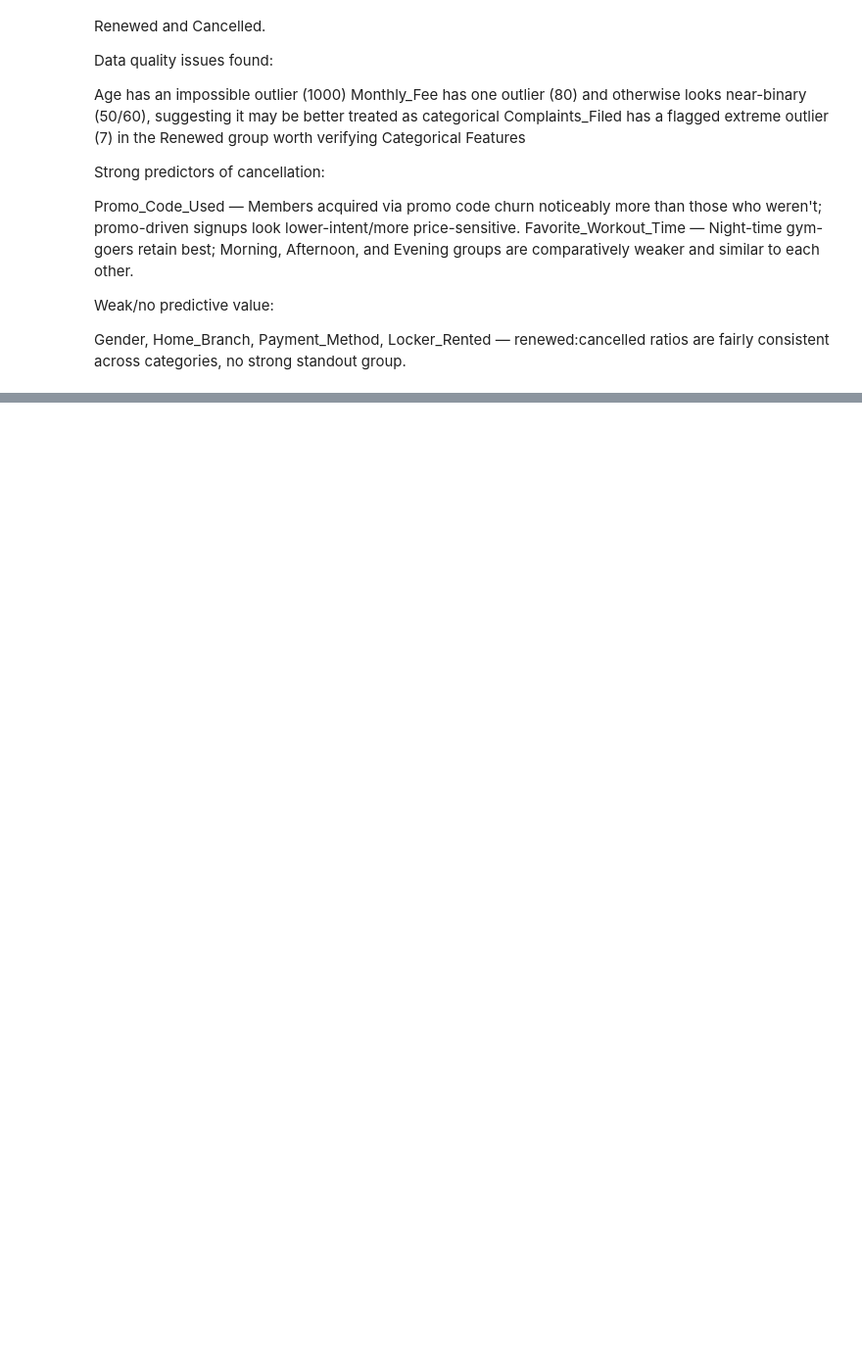
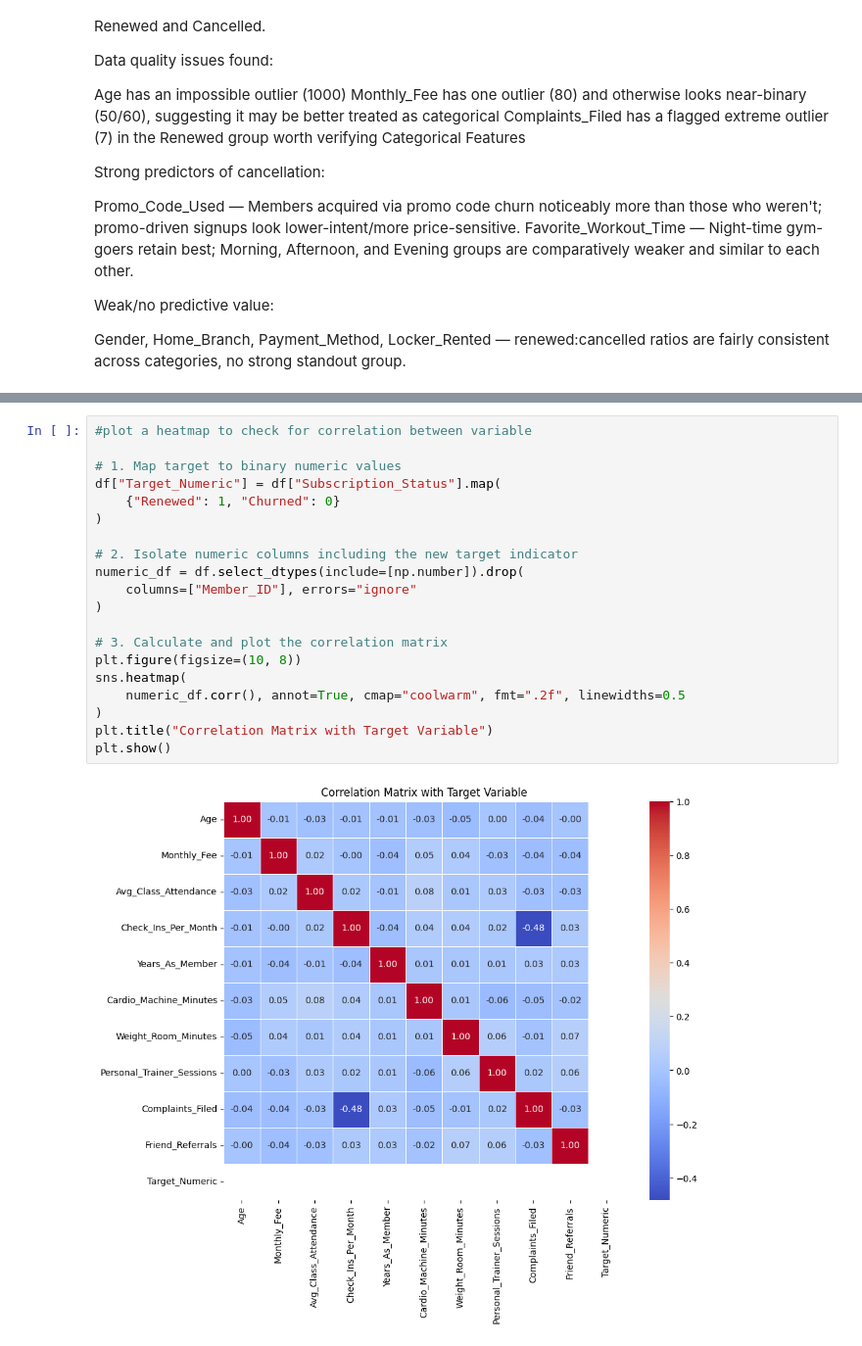
Before and after one commit to Tietaar/Gym-Churn-Project, a Jupyter notebook: notebook.ipynb, the cells around one changed output, grey strips where cells are left out. Shown at 98% size. Drawn from its saved outputs; the diff is of its cells as text; blank space fills up the shorter version.

```diff
--- a/notebook.ipynb
+++ b/notebook.ipynb
@@ -490,0 +641,22 @@ MULTIVARIATE ANALYSIS i
+# %%
+#plot a heatmap to check for correlation between variable
+
+# 1. Map target to binary numeric values
+df["Target_Numeric"] = df["Subscription_Status"].map(
+    {"Renewed": 1, "Churned": 0}
+)
+
+# 2. Isolate numeric columns including the new target indicator
+numeric_df = df.select_dtypes(include=[np.number]).drop(
+    columns=["Member_ID"], errors="ignore"
+)
+
+# 3. Calculate and plot the correlation matrix
+plt.figure(figsize=(10, 8))
+sns.heatmap(
+    numeric_df.corr(), annot=True, cmap="coolwarm", fmt=".2f", linewidths=0.5
+)
+plt.title("Correlation Matrix with Target Variable")
+plt.show()
+# %% [output]
+[figure, added]
```
Also changed, not shown: parts of 14 cells of this notebook.
